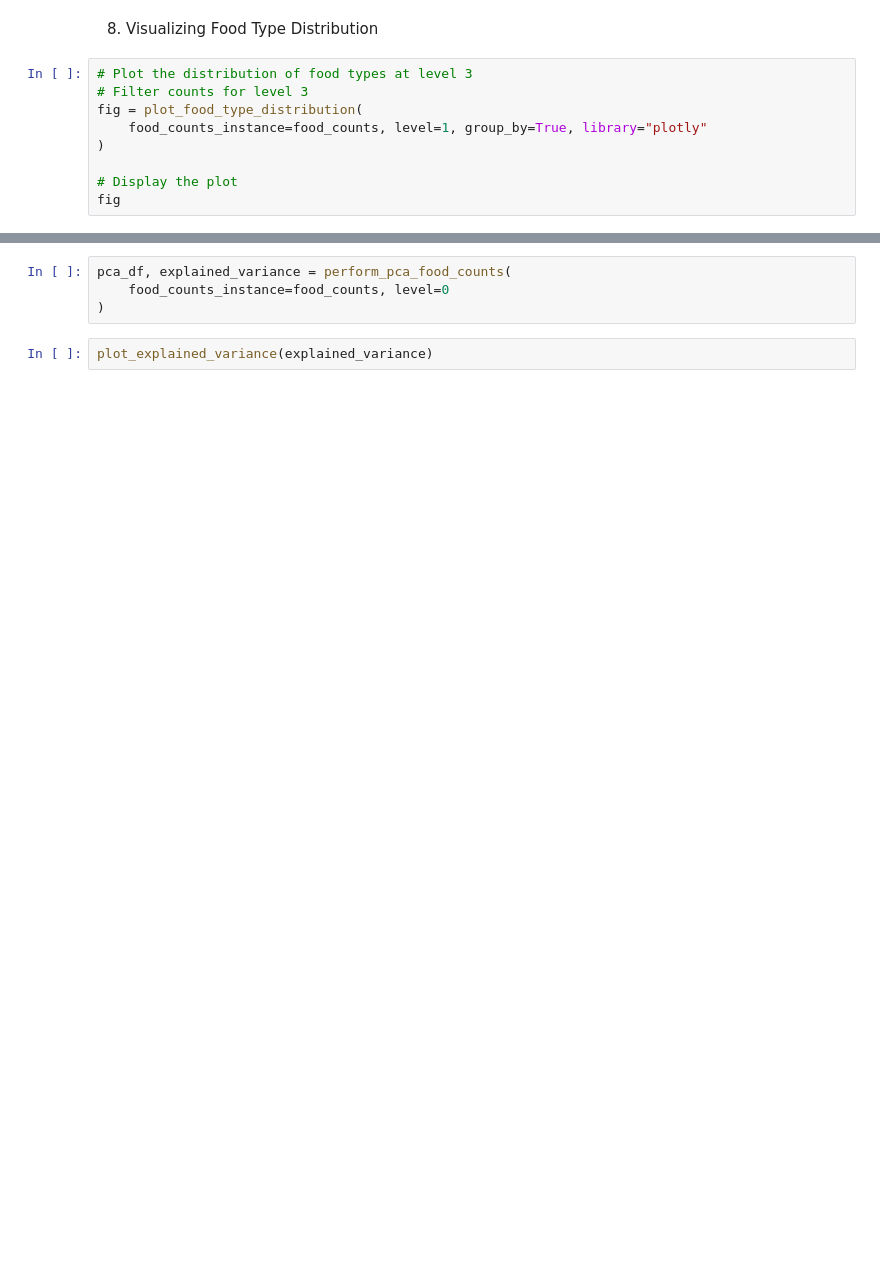
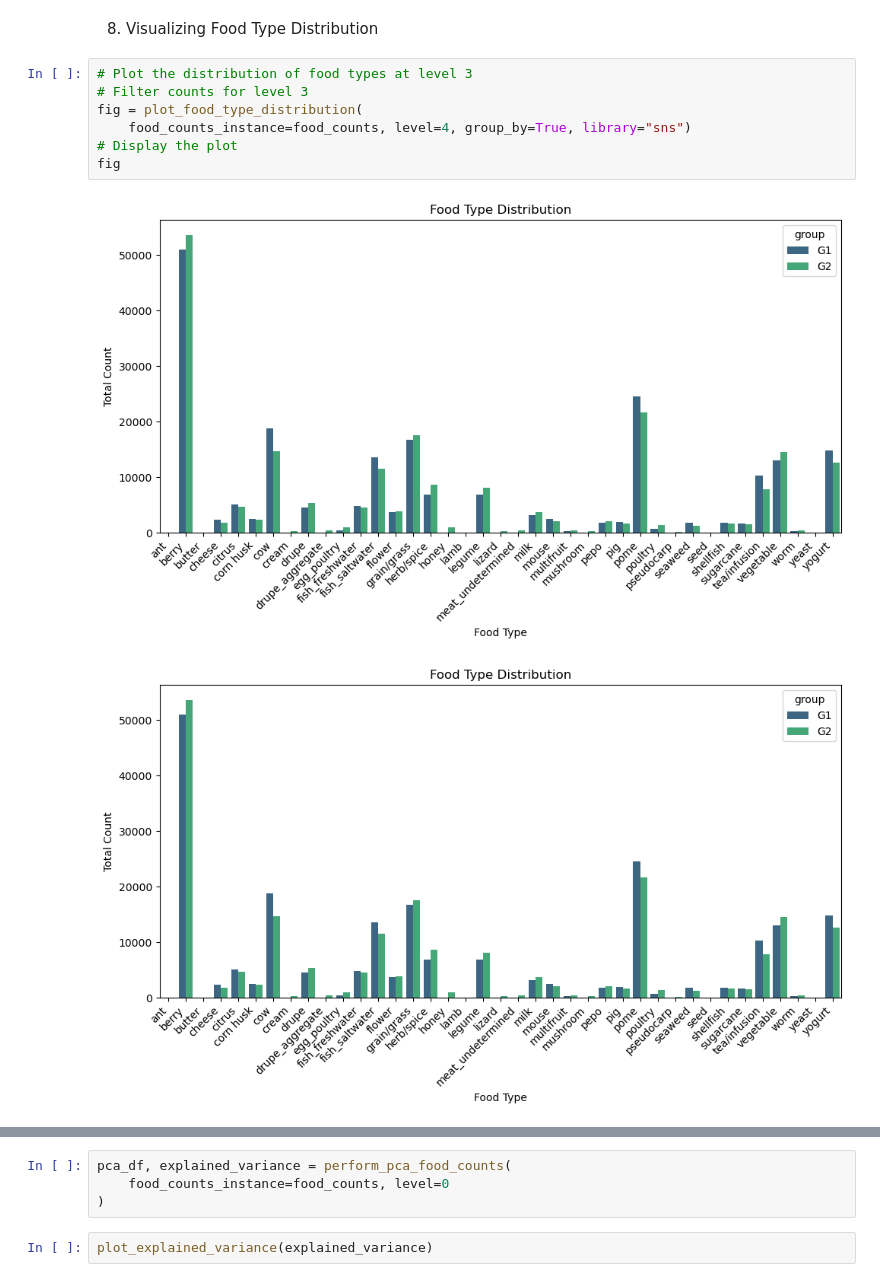
Before and after one commit to bittremieux-lab/gnps_rdd, a Jupyter notebook: gfop/notebooks/01_food_counts_notebook.ipynb, the cells around one changed output, grey strips where cells are left out. Cells and saved outputs as stored; diff of their text form; blank space fills up the shorter version.

Commit message:
resolved format and updated food counts function

```diff
--- a/gfop/notebooks/01_food_counts_notebook.ipynb
+++ b/gfop/notebooks/01_food_counts_notebook.ipynb
@@ -237,11 +237,12 @@ food_counts.sample_metadata.sample(10)
 # %%
 # Plot the distribution of food types at level 3
 # Filter counts for level 3
 fig = plot_food_type_distribution(
-    food_counts_instance=food_counts, level=1, group_by=True, library="plotly"
-)
-
+    food_counts_instance=food_counts, level=4, group_by=True, library="sns")
 # Display the plot
 fig
+# %% [output]
+[figure, added]
+[figure, added]
 # %%
 fig_boxplot = box_plot_food_proportions(
```
Also changed, not shown: parts of 11 cells of this notebook, 11 other files.
